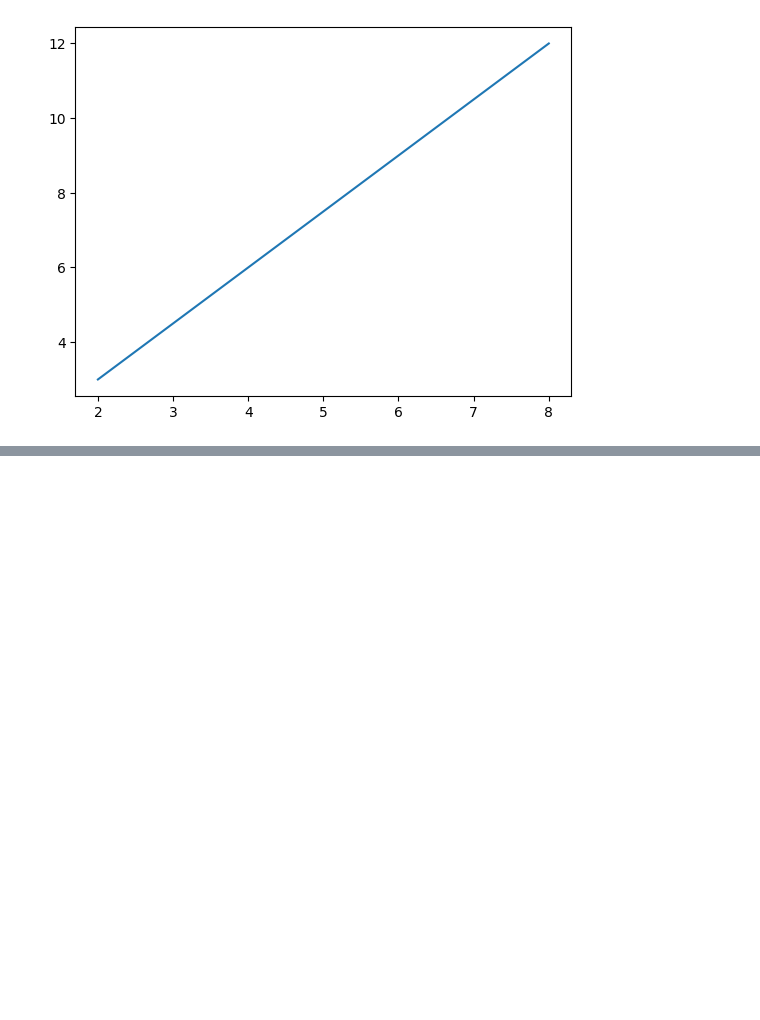
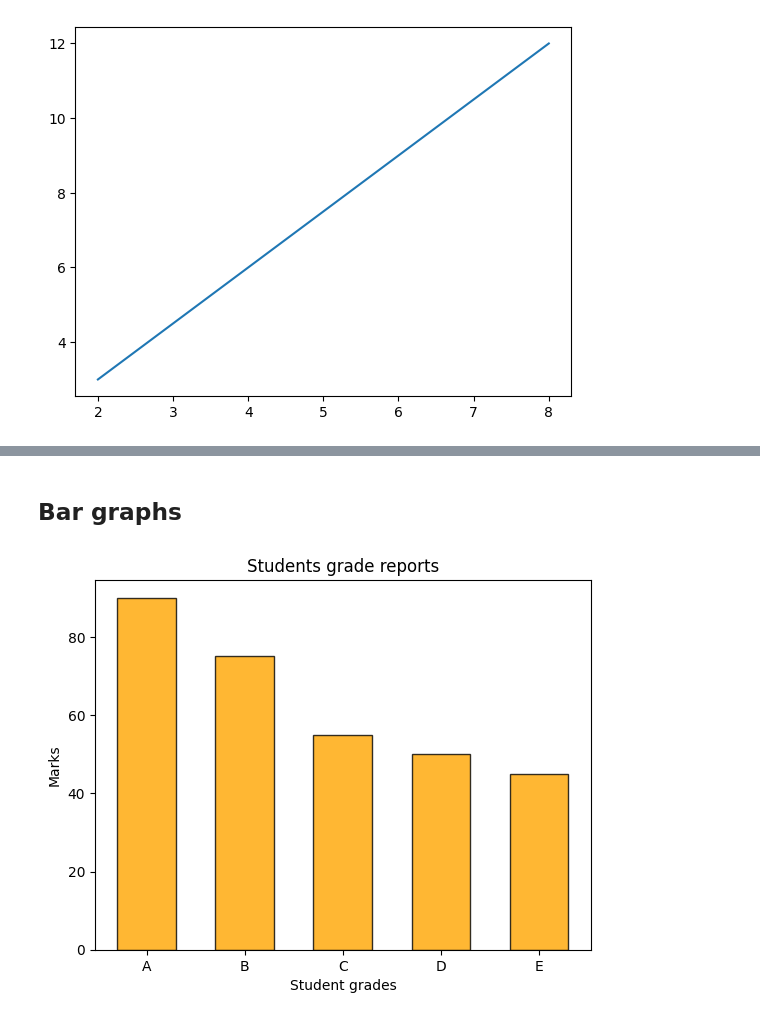
Before and after one commit to tanmoychakraborty00001-a11y/data-science-learning, a Jupyter notebook: datascience-exercises/Chapter04_Matplotlib/Ex04_01.ipynb, the cells around one changed output, grey strips where cells are left out. Drawn from its saved outputs; the diff is of its cells as text; code cells hidden in the pictures; blank space fills up the shorter version.

```diff
--- a/datascience-exercises/Chapter04_Matplotlib/Ex04_01.ipynb
+++ b/datascience-exercises/Chapter04_Matplotlib/Ex04_01.ipynb
@@ -30,0 +49,15 @@ plt.plot(x, y)
+# %% [markdown]
+## **Bar graphs**
+# %%
+# Data
+grades = ["A", "B", "C", "D", "E"]
+values = [90, 75, 55, 50, 45]
+
+# plot
+plt.bar(grades, values, color="orange", edgecolor="black", alpha=0.8, width=0.6)
+plt.title("Students grade reports")
+plt.xlabel("Student grades")
+plt.ylabel("Marks")
+plt.show()
+# %% [output]
+[figure, added]
```
Also changed, not shown: parts of 2 cells of this notebook.
